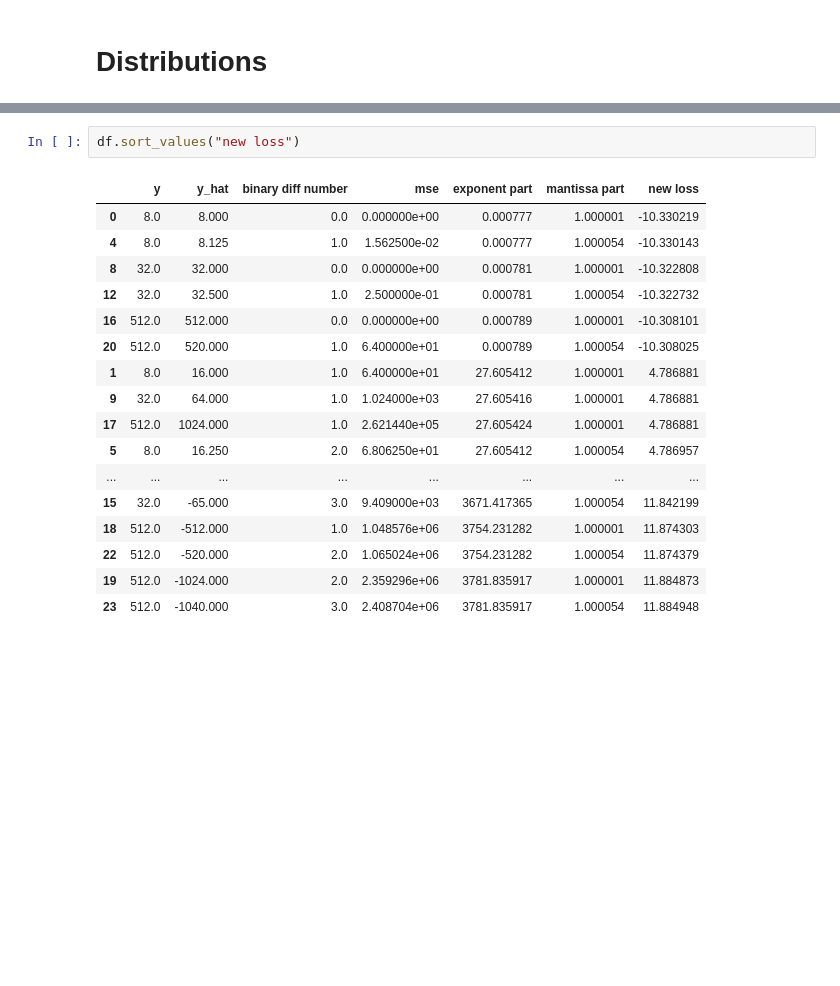
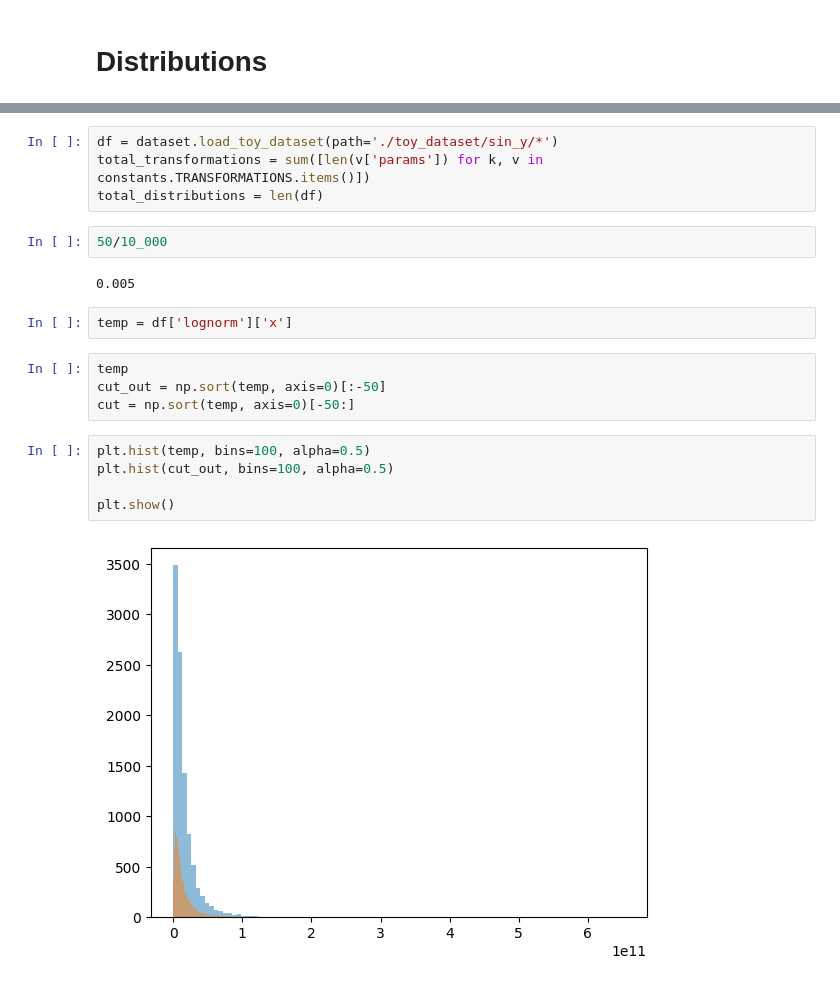
Before and after one commit to Nearpit/BaseEncoding, a Jupyter notebook: plotting.ipynb, the cells around one changed output, grey strips where cells are left out. Drawn from its saved outputs; the diff is of its cells as text; blank space fills up the shorter version.

```diff
--- a/plotting.ipynb
+++ b/plotting.ipynb
@@ -559,20 +397,21 @@ df = pd.DataFrame(np.concatenate((y, y_hat, (np.abs(y_be - y_hat_be_raw)).sum(ax
-# %%
-df.sort_values("new loss")
-# %% [output]
-|  | y | y_hat | binary diff number | mse | exponent part | mantissa part | new loss |
-| 0 | 8.0 | 8.000 | 0.0 | 0.000000e+00 | 0.000777 | 1.000001 | -10.330219 |
-| 4 | 8.0 | 8.125 | 1.0 | 1.562500e-02 | 0.000777 | 1.000054 | -10.330143 |
-| 8 | 32.0 | 32.000 | 0.0 | 0.000000e+00 | 0.000781 | 1.000001 | -10.322808 |
-| 12 | 32.0 | 32.500 | 1.0 | 2.500000e-01 | 0.000781 | 1.000054 | -10.322732 |
-| 16 | 512.0 | 512.000 | 0.0 | 0.000000e+00 | 0.000789 | 1.000001 | -10.308101 |
-| 20 | 512.0 | 520.000 | 1.0 | 6.400000e+01 | 0.000789 | 1.000054 | -10.308025 |
-| 1 | 8.0 | 16.000 | 1.0 | 6.400000e+01 | 27.605412 | 1.000001 | 4.786881 |
-| 9 | 32.0 | 64.000 | 1.0 | 1.024000e+03 | 27.605416 | 1.000001 | 4.786881 |
-| 17 | 512.0 | 1024.000 | 1.0 | 2.621440e+05 | 27.605424 | 1.000001 | 4.786881 |
-| 5 | 8.0 | 16.250 | 2.0 | 6.806250e+01 | 27.605412 | 1.000054 | 4.786957 |
-| ... | ... | ... | ... | ... | ... | ... | ... |
-| 15 | 32.0 | -65.000 | 3.0 | 9.409000e+03 | 3671.417365 | 1.000054 | 11.842199 |
-| 18 | 512.0 | -512.000 | 1.0 | 1.048576e+06 | 3754.231282 | 1.000001 | 11.874303 |
-| 22 | 512.0 | -520.000 | 2.0 | 1.065024e+06 | 3754.231282 | 1.000054 | 11.874379 |
-| 19 | 512.0 | -1024.000 | 2.0 | 2.359296e+06 | 3781.835917 | 1.000001 | 11.884873 |
-| 23 | 512.0 | -1040.000 | 3.0 | 2.408704e+06 | 3781.835917 | 1.000054 | 11.884948 |
+# %%
+df = dataset.load_toy_dataset(path='./toy_dataset/sin_y/*')
+total_transformations = sum([len(v['params']) for k, v in constants.TRANSFORMATIONS.items()])
+total_distributions = len(df)
+# %%
+50/10_000
+# %% [output]
+0.005
+# %%
+temp = df['lognorm']['x']
+# %%
+temp
+cut_out = np.sort(temp, axis=0)[:-50]
+cut = np.sort(temp, axis=0)[-50:]
+# %%
+plt.hist(temp, bins=100, alpha=0.5)
+plt.hist(cut_out, bins=100, alpha=0.5)
+
+plt.show()
+# %% [output]
+[figure, added]
```
Also changed, not shown: parts of 59 cells of this notebook, 14 other files.
